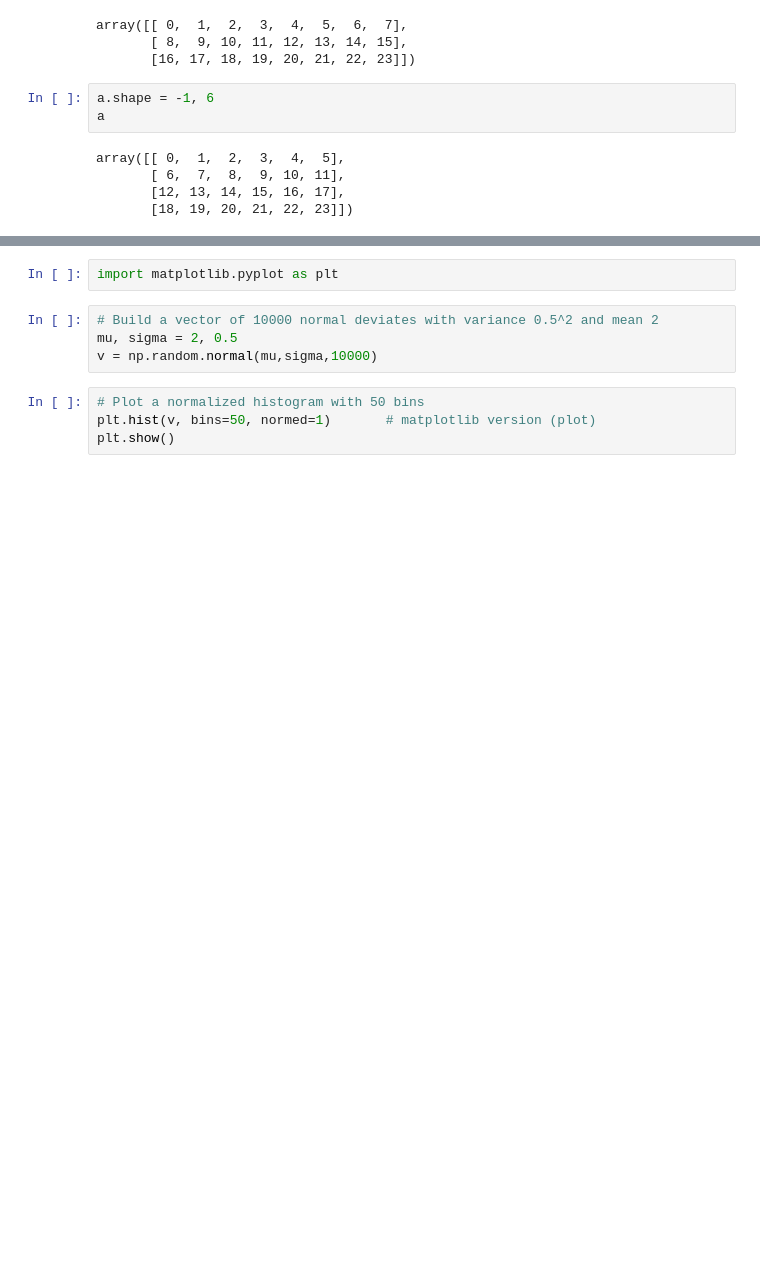
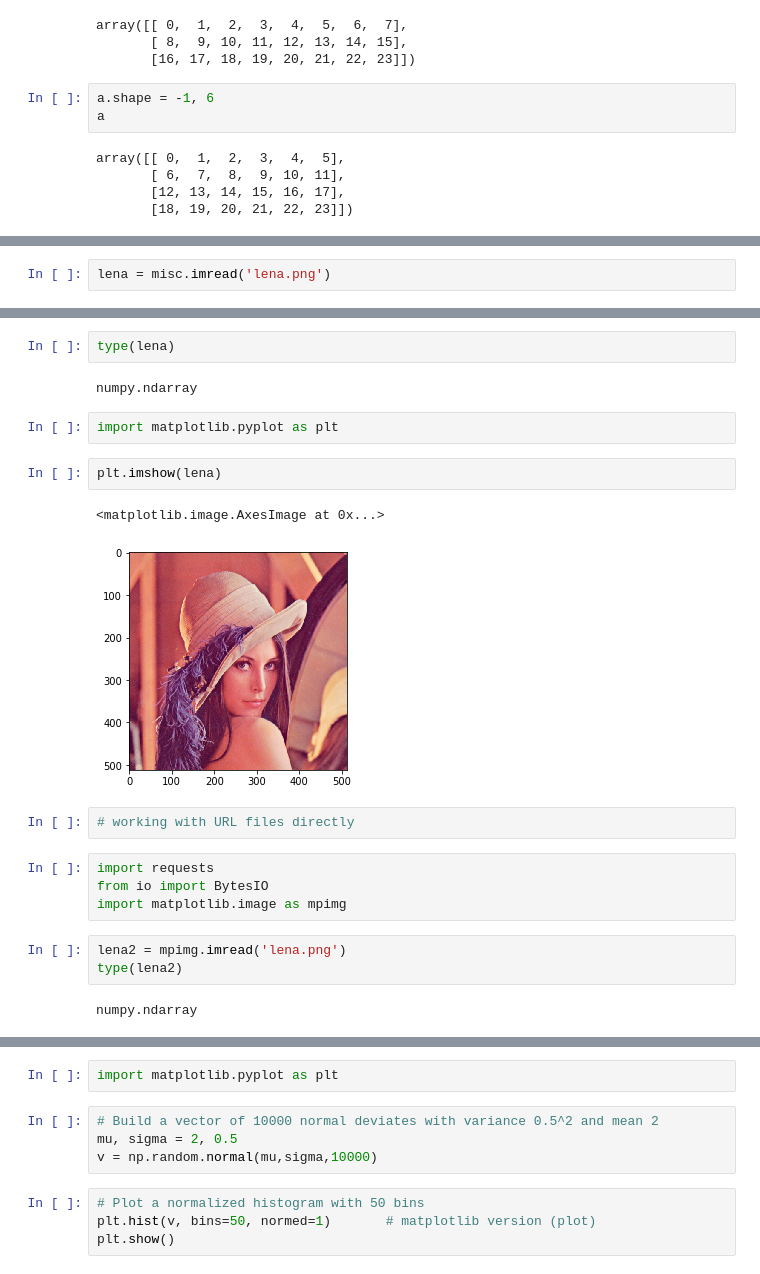
Before and after one commit to ValRCS/RCS_Python, a Jupyter notebook: RCS Python NumPy.ipynb, the cells around one changed output, grey strips where cells are left out. Saved outputs shown, nothing was run; the diff lists cells and outputs as text; blank space fills up the shorter version.

```diff
--- a/RCS Python NumPy.ipynb
+++ b/RCS Python NumPy.ipynb
@@ -559,0 +757,2 @@ array([[ 0,  1,  2,  3,  4,  5],
+# %%
+lena = misc.imread('lena.png')
@@ -559,0 +770,22 @@ array([[ 0,  1,  2,  3,  4,  5],
+# %%
+type(lena)
+# %% [output]
+numpy.ndarray
+# %%
+import matplotlib.pyplot as plt
+# %%
+plt.imshow(lena)
+# %% [output]
+<matplotlib.image.AxesImage at 0x...>
+[figure, added]
+# %%
+# working with URL files directly
+# %%
+import requests
+from io import BytesIO
+import matplotlib.image as mpimg
+# %%
+lena2 = mpimg.imread('lena.png')
+type(lena2)
+# %% [output]
+numpy.ndarray
```
Also changed, not shown: parts of 52 cells of this notebook.
